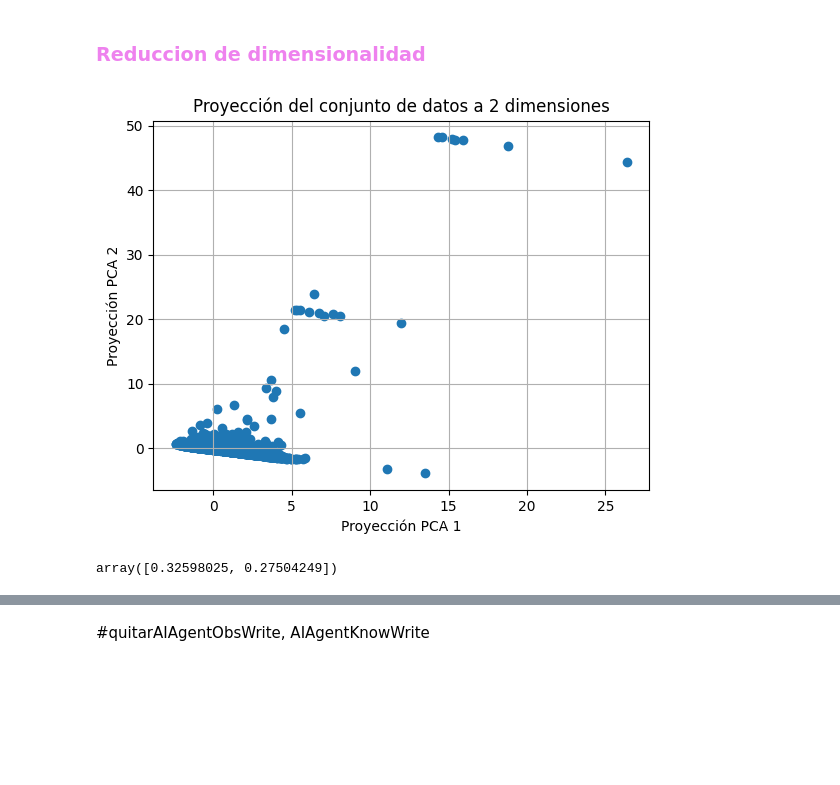
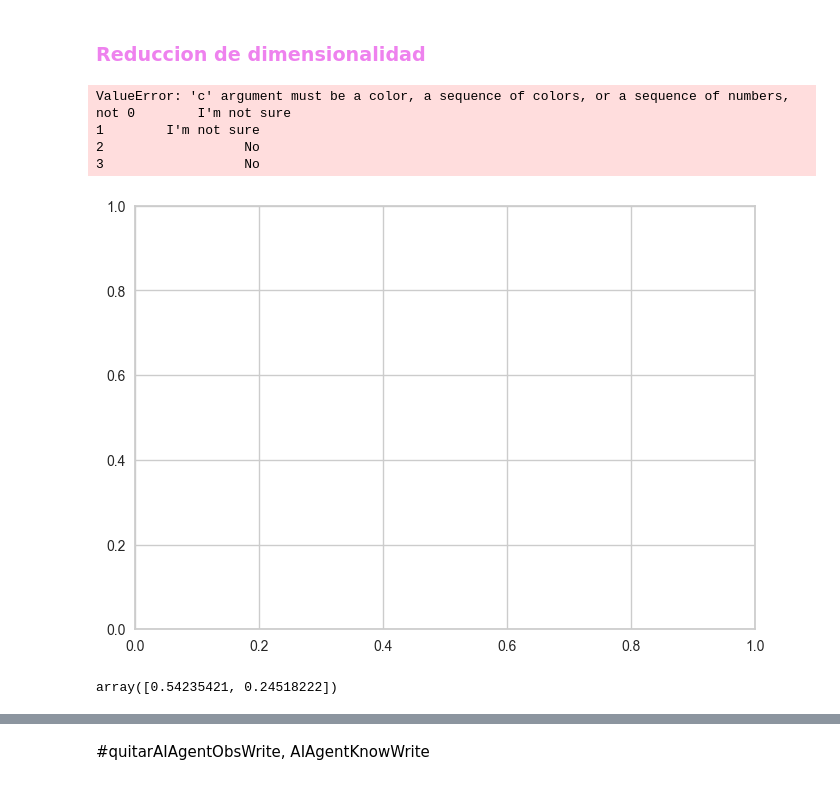
Before and after one commit to gonbenini/ciencia-datos-tpe, a Jupyter notebook: entregable.ipynb, the cells around one changed output, grey strips where cells are left out. Drawn from its saved outputs; the diff is of its cells as text; code cells hidden in the pictures; blank space fills up the shorter version.

```diff
--- a/entregable.ipynb
+++ b/entregable.ipynb
@@ -226,10 +219,3 @@ Recordamos que un valor outlier es aquel que se encuentra por debajo de Q1 - 1.5
-# %%
-for i in cols_numerics:
-    utils.box_plot_comparative(df, i)
-    utils.graph_nulls_outliers(df, i)
-    out, _ = utils.get_ranges(df, i)
-    df = df.drop(out.index)
-    print('-------------------------------------------------------------------------------------------')
 # %% [markdown]
 <h3 style="color: violet;">Matriz de correlacion
 # %% [markdown]
@@ -339,14 +314,15 @@ cols_yes_no = [
 # %%
 from sklearn.impute import SimpleImputer
 
+cols = ['WorkExp', 'ConvertedCompYearly', 'JobSat', 'YearsCode', 'AIThreat']
 imputer = SimpleImputer(strategy='median')
-features = df[cols_numerics].columns.to_list()
+features = df[cols].columns.to_list()
 #X_num = imputer.fit_transform(df[cols_numerics])
-X_num = df[cols_numerics].dropna()
+X_num = df[cols].dropna()
 # %%
 from sklearn.preprocessing import StandardScaler
 scaler = StandardScaler()
-df_scaled = scaler.fit_transform(X_num)
+df_scaled = scaler.fit_transform(X_num.drop(columns=['AIThreat']))
 # %%
 from sklearn.decomposition import PCA
 from sklearn.manifold import TSNE
@@ -364,16 +340,20 @@ principalComponents_umap = umap.fit_transform(df_scaled)
 # %%
 principalComponents = principalComponents_pca
 # %%
-plt.scatter(principalComponents[:,0], principalComponents[:,1])
+plt.scatter(principalComponents[:,0], principalComponents[:,1], c=X_num['AIThreat'], alpha=0.5)
 plt.grid(True)
 plt.xlabel('Proyección PCA 1')
 plt.ylabel('Proyección PCA 2')
 plt.title('Proyección del conjunto de datos a 2 dimensiones')
 plt.show()
 # %% [output]
+ValueError: 'c' argument must be a color, a sequence of colors, or a sequence of numbers, not 0        I'm not sure
+1        I'm not sure
+2                  No
+3                  No
-[figure, old version]
+[figure, new version]
 # %%
 pca.explained_variance_ratio_
 # %% [output]
-array([0.32598025, 0.27504249])
+array([0.54235421, 0.24518222])
 # %%
```
Also changed, not shown: parts of 111 cells of this notebook, 1 other file.
